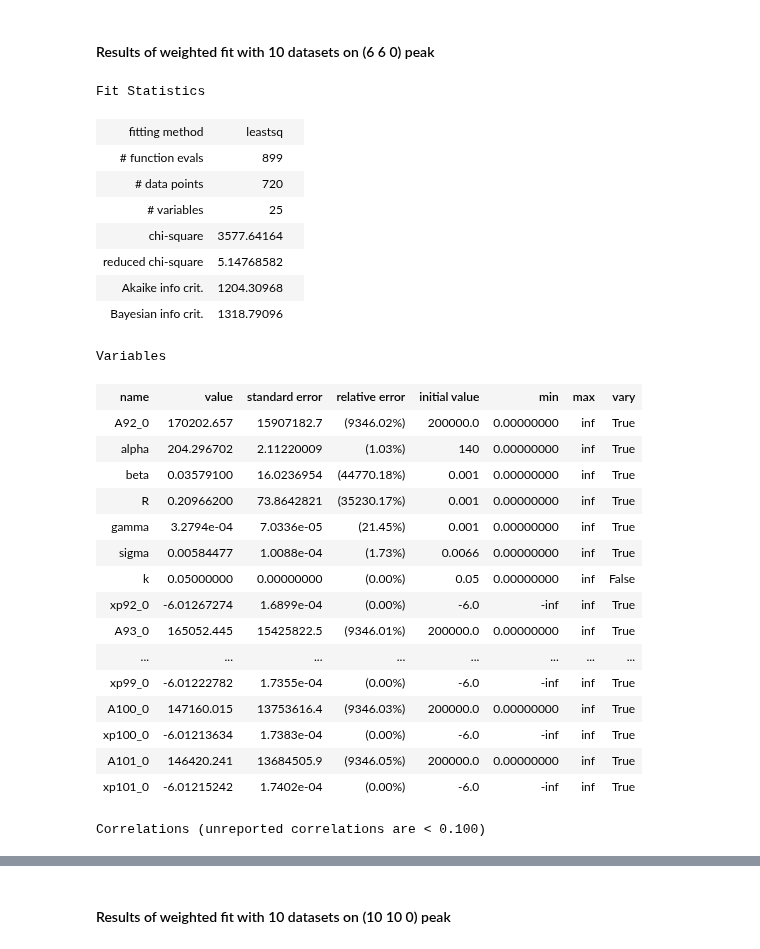
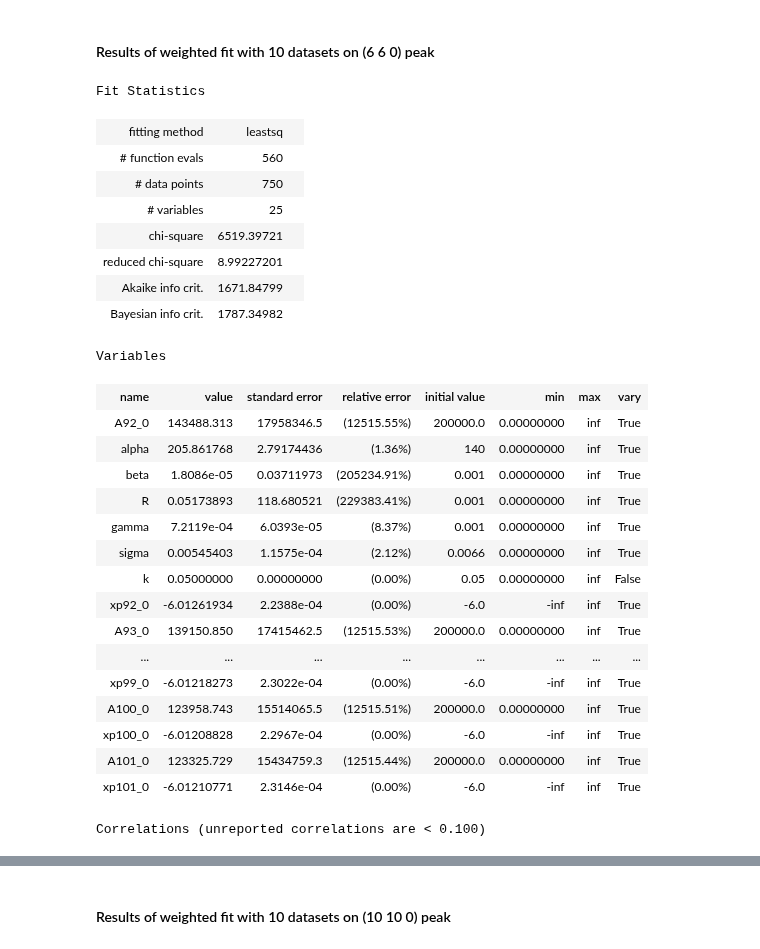
Before and after one commit to pmassat/pythonpda, a Jupyter notebook: Neutrons_pydas/ENS_peak_fit_pVIC_2019-02-14.ipynb, the cells around one changed output, grey strips where cells are left out. Saved outputs shown, nothing was run; the diff lists cells and outputs as text; code cells hidden in the pictures.

```diff
--- a/Neutrons_pydas/ENS_peak_fit_pVIC_2019-02-14.ipynb
+++ b/Neutrons_pydas/ENS_peak_fit_pVIC_2019-02-14.ipynb
@@ -588,7 +588,7 @@ to determine the values of shared parameters
 # %% [markdown]
 ## Batch fitting functions
 # %%
-def initXpvicFit(fitObjStr, data, ref_params, h, fit_interval, data_range, nFunc=1, recompute=True):
+def initXpvicFit(fitObjStr, data, ref_params, h, fit_interval, data_range, nFunc=1, recompute=False):
 
     ref_params['xp'].value = -float(h)
 
@@ -660,7 +660,7 @@ pvic_params
 # %% [markdown]
 #### Create xpvic_fit object and fit with all shared parameters free
 # %%
-fit_intervals = {6:[-.03, .15], 8:[-.1, .1], 10:[-.15, .15]}#
+fit_intervals = {6:[-.038, .15], 8:[-.1, .1], 10:[-.15, .15]}#
 data_range = range(len(nData)-10, len(nData))
 
 for h in [6,8,10]:
@@ -671,15 +671,19 @@ The huge variability on R and beta seen when leaving those free implies that the
 Actually, beta=0 generates NaN data (not sure why) so let's fix it to 1e-10
 For all other parameters, fix them to the best value obtained from the previous fit
 # %%
-def findBestSharedParams(fitObjStr, data, ref_params, h, fit_interval, data_range, recompute=False):
+def findBestSharedParams(fitObjStr, data, ref_params, h, fit_interval, data_range, nFunc=1, recompute=False):
 
     # Create list of dictionaries containing the names of parameters to fix at each iteration
-    fitKey = f"{h}_{len(data_range)}"
+    if len(data_range)==1:
+        fitKey = f"{h}_{nFunc}_{data_range[0]}"
+    else:
+        fitKey = f"{h}_{nFunc}_{data_range[0]}-{data_range[-1]}"
+
     freeSharedParams = ['alpha', 'beta', 'R', 'gamma', 'sigma']
 #     ref_params['xp'].value = -float(h)
 
     # Initialize fit object if it doesn't exist yet
-    xFit = initXpvicFit(fitObjStr, data, ref_params, h, fit_interval, data_range)
+    xFit = initXpvicFit(fitObjStr, data, ref_params, h, fit_interval, data_range, recompute=recompute)
 
     # Loop to fix shared parameters and refit the data
     for idx in range(1,5):
@@ -693,12 +697,13 @@ def findBestSharedParams(fitObjStr, data, ref_params, h, fit_interval, data_rang
             xFit[fitKey].append(xpvic_fit(data, ref_params, h, fit_intervals[h], data_range))
 
         freeSharedParams, fixedParams = fixSharedParams(freeSharedParams, xFit[fitKey][idx-1].result)
+
+        if hasattr(xFit[fitKey][idx], 'result') and recompute is False :
+            continue
+
         print(f"Iteration #{idx} of peak at ({h} {h} 0)")
         print(f"Free shared parameter: {freeSharedParams}")
         print(f"Fixed shared parameters: {fixedParams}\n")
-
-        if hasattr(xFit[fitKey][idx], 'result') and recompute is False :
-            continue
 
         # create and initialize lmfit Parameters object using results of previous fit
         xFit[fitKey][idx].initParams(resultParams=xFit[fitKey][idx-1].result.params)
@@ -717,8 +722,9 @@ def findBestSharedParams(fitObjStr, data, ref_params, h, fit_interval, data_rang
 
     return xFit
 # %%
-for h in [6,8,10]:
-    xwFit = findBestSharedParams('xwFit', nData, pvic_params, h, fit_intervals[h], data_range, recompute=False)
+for h in [6]:
+    xwFit = findBestSharedParams('xwFit', nData, pvic_params, h, fit_intervals[h],
+                                 data_range, recompute=True)
 # %% [output]
 Iteration #1 of peak at (6 6 0)
 Free shared parameter: ['alpha', 'gamma', 'sigma']
@@ -865,33 +861,33 @@ Variables
 # %% [markdown]
 #### Results of weighted fit with 10 datasets on (6 6 0) peak
 # %%
-fitKey = '6_10'
+fitKey = '6_1_92-101'
 xwFit[fitKey][0].result
 # %% [output]
 Fit Statistics
 | fitting method | leastsq |  |
-| # function evals | 899 |  |
-| # data points | 720 |  |
+| # function evals | 560 |  |
+| # data points | 750 |  |
 | # variables | 25 |  |
-| chi-square | 3577.64164 |  |
-| reduced chi-square | 5.14768582 |  |
-| Akaike info crit. | 1204.30968 |  |
-| Bayesian info crit. | 1318.79096 |  |
+| chi-square | 6519.39721 |  |
+| reduced chi-square | 8.99227201 |  |
+| Akaike info crit. | 1671.84799 |  |
+| Bayesian info crit. | 1787.34982 |  |
 Variables
 | name | value | standard error | relative error | initial value | min | max | vary |
-| A92_0 | 170202.657 | 15907182.7 | (9346.02%) | 200000.0 | 0.00000000 | inf | True |
-| alpha | 204.296702 | 2.11220009 | (1.03%) | 140 | 0.00000000 | inf | True |
-| beta | 0.03579100 | 16.0236954 | (44770.18%) | 0.001 | 0.00000000 | inf | True |
-| R | 0.20966200 | 73.8642821 | (35230.17%) | 0.001 | 0.00000000 | inf | True |
-| gamma | 3.2794e-04 | 7.0336e-05 | (21.45%) | 0.001 | 0.00000000 | inf | True |
-| sigma | 0.00584477 | 1.0088e-04 | (1.73%) | 0.0066 | 0.00000000 | inf | True |
+| A92_0 | 143488.313 | 17958346.5 | (12515.55%) | 200000.0 | 0.00000000 | inf | True |
+| alpha | 205.861768 | 2.79174436 | (1.36%) | 140 | 0.00000000 | inf | True |
+| beta | 1.8086e-05 | 0.03711973 | (205234.91%) | 0.001 | 0.00000000 | inf | True |
+| R | 0.05173893 | 118.680521 | (229383.41%) | 0.001 | 0.00000000 | inf | True |
+| gamma | 7.2119e-04 | 6.0393e-05 | (8.37%) | 0.001 | 0.00000000 | inf | True |
+| sigma | 0.00545403 | 1.1575e-04 | (2.12%) | 0.0066 | 0.00000000 | inf | True |
 | k | 0.05000000 | 0.00000000 | (0.00%) | 0.05 | 0.00000000 | inf | False |
-| xp92_0 | -6.01267274 | 1.6899e-04 | (0.00%) | -6.0 | -inf | inf | True |
-| A93_0 | 165052.445 | 15425822.5 | (9346.01%) | 200000.0 | 0.00000000 | inf | True |
+| xp92_0 | -6.01261934 | 2.2388e-04 | (0.00%) | -6.0 | -inf | inf | True |
+| A93_0 | 139150.850 | 17415462.5 | (12515.53%) | 200000.0 | 0.00000000 | inf | True |
 | ... | ... | ... | ... | ... | ... | ... | ... |
-| xp99_0 | -6.01222782 | 1.7355e-04 | (0.00%) | -6.0 | -inf | inf | True |
-| A100_0 | 147160.015 | 13753616.4 | (9346.03%) | 200000.0 | 0.00000000 | inf | True |
-| xp100_0 | -6.01213634 | 1.7383e-04 | (0.00%) | -6.0 | -inf | inf | True |
-| A101_0 | 146420.241 | 13684505.9 | (9346.05%) | 200000.0 | 0.00000000 | inf | True |
-| xp101_0 | -6.01215242 | 1.7402e-04 | (0.00%) | -6.0 | -inf | inf | True |
+| xp99_0 | -6.01218273 | 2.3022e-04 | (0.00%) | -6.0 | -inf | inf | True |
+| A100_0 | 123958.743 | 15514065.5 | (12515.51%) | 200000.0 | 0.00000000 | inf | True |
+| xp100_0 | -6.01208828 | 2.2967e-04 | (0.00%) | -6.0 | -inf | inf | True |
+| A101_0 | 123325.729 | 15434759.3 | (12515.44%) | 200000.0 | 0.00000000 | inf | True |
+| xp101_0 | -6.01210771 | 2.3146e-04 | (0.00%) | -6.0 | -inf | inf | True |
 Correlations (unreported correlations are < 0.100)
```
Also changed, not shown: parts of 22 cells of this notebook.
